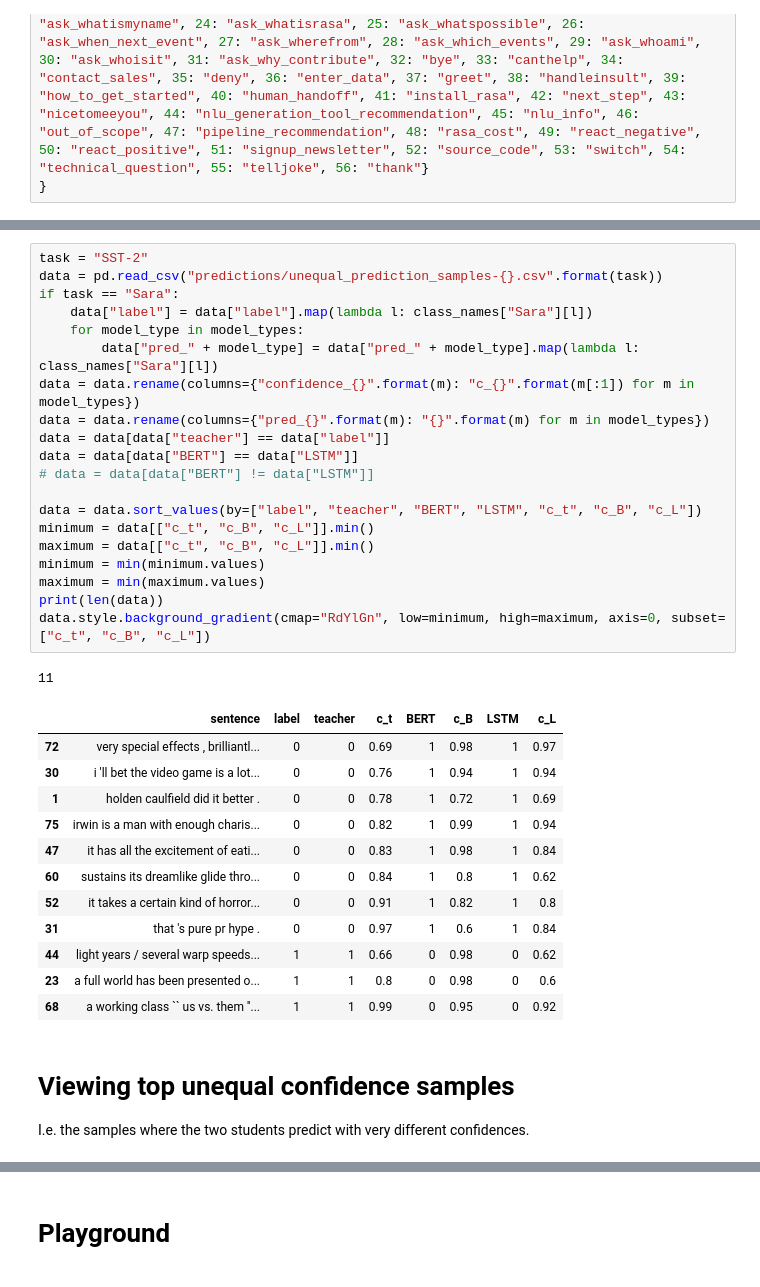
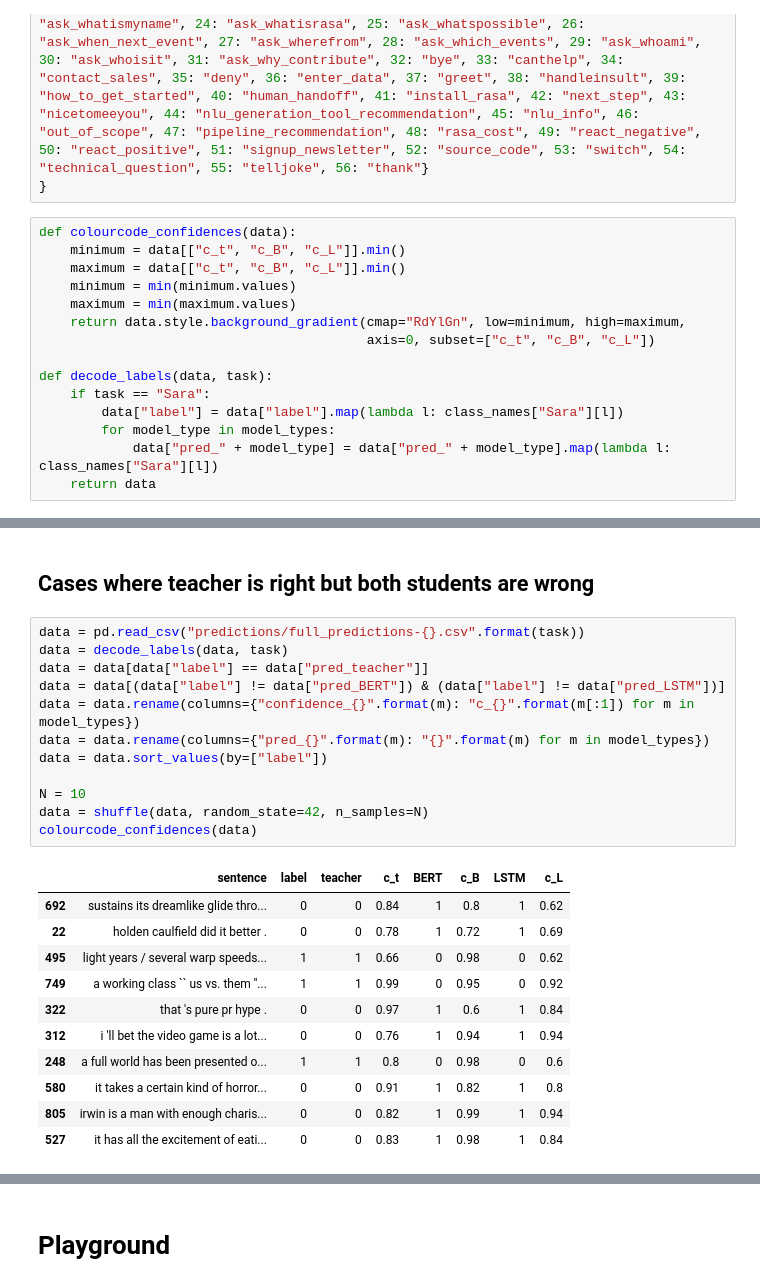
Before and after one commit to samsucik/knowledge-distil-bert, a Jupyter notebook: experiments/analysis/Prediction analysis.ipynb, the cells around one changed output, grey strips where cells are left out. Drawn from its saved outputs; the diff is of its cells as text.

```diff
--- a/experiments/analysis/Prediction analysis.ipynb
+++ b/experiments/analysis/Prediction analysis.ipynb
@@ -18,4 +22,19 @@ class_names = {
     "SST-2": {0: "neg.", 1: "pos."},
     "Sara": {0: "affirm", 1: "ask_builder", 2: "ask_faq_channels", 3: "ask_faq_community_size", 4: "ask_faq_differencecorenlu", 5: "ask_faq_languages", 6: "ask_faq_opensource", 7: "ask_faq_platform", 8: "ask_faq_python_version", 9: "ask_faq_slots", 10: "ask_faq_tutorials", 11: "ask_faq_voice", 12: "ask_faq_what_is_forum", 13: "ask_how_contribute", 14: "ask_howbuilt", 15: "ask_howdoing", 16: "ask_howold", 17: "ask_isbot", 18: "ask_languagesbot", 19: "ask_question_in_forum", 20: "ask_restaurant", 21: "ask_time", 22: "ask_weather", 23: "ask_whatismyname", 24: "ask_whatisrasa", 25: "ask_whatspossible", 26: "ask_when_next_event", 27: "ask_wherefrom", 28: "ask_which_events", 29: "ask_whoami", 30: "ask_whoisit", 31: "ask_why_contribute", 32: "bye", 33: "canthelp", 34: "contact_sales", 35: "deny", 36: "enter_data", 37: "greet", 38: "handleinsult", 39: "how_to_get_started", 40: "human_handoff", 41: "install_rasa", 42: "next_step", 43: "nicetomeeyou", 44: "nlu_generation_tool_recommendation", 45: "nlu_info", 46: "out_of_scope", 47: "pipeline_recommendation", 48: "rasa_cost", 49: "react_negative", 50: "react_positive", 51: "signup_newsletter", 52: "source_code", 53: "switch", 54: "technical_question", 55: "telljoke", 56: "thank"}
 }
+# %%
+def colourcode_confidences(data):
+    minimum = data[["c_t", "c_B", "c_L"]].min()
+    maximum = data[["c_t", "c_B", "c_L"]].min()
+    minimum = min(minimum.values)
+    maximum = min(maximum.values)
+    return data.style.background_gradient(cmap="RdYlGn", low=minimum, high=maximum,
+                                          axis=0, subset=["c_t", "c_B", "c_L"])
+
+def decode_labels(data, task):
+    if task == "Sara":
+        data["label"] = data["label"].map(lambda l: class_names["Sara"][l])
+        for model_type in model_types:
+            data["pred_" + model_type] = data["pred_" + model_type].map(lambda l: class_names["Sara"][l])
+    return data
 # %% [markdown]
@@ -131,37 +283,26 @@ I.e. the samples where the teacher did a good job but both students failed.
+# %% [markdown]
+## Cases where teacher is right but both students are wrong
 # %%
-task = "SST-2"
-data = pd.read_csv("predictions/unequal_prediction_samples-{}.csv".format(task))
-if task == "Sara":
-    data["label"] = data["label"].map(lambda l: class_names["Sara"][l])
-    for model_type in model_types:
-        data["pred_" + model_type] = data["pred_" + model_type].map(lambda l: class_names["Sara"][l])
+data = pd.read_csv("predictions/full_predictions-{}.csv".format(task))
+data = decode_labels(data, task)
+data = data[data["label"] == data["pred_teacher"]]
+data = data[(data["label"] != data["pred_BERT"]) & (data["label"] != data["pred_LSTM"])]
 data = data.rename(columns={"confidence_{}".format(m): "c_{}".format(m[:1]) for m in model_types})
 data = data.rename(columns={"pred_{}".format(m): "{}".format(m) for m in model_types})
-data = data[data["teacher"] == data["label"]]
-data = data[data["BERT"] == data["LSTM"]]
-# data = data[data["BERT"] != data["LSTM"]]
+data = data.sort_values(by=["label"])
 
-data = data.sort_values(by=["label", "teacher", "BERT", "LSTM", "c_t", "c_B", "c_L"])
-minimum = data[["c_t", "c_B", "c_L"]].min()
-maximum = data[["c_t", "c_B", "c_L"]].min()
-minimum = min(minimum.values)
-maximum = min(maximum.values)
-print(len(data))
-data.style.background_gradient(cmap="RdYlGn", low=minimum, high=maximum, axis=0, subset=["c_t", "c_B", "c_L"])
+N = 10
+data = shuffle(data, random_state=42, n_samples=N)
+colourcode_confidences(data)
 # %% [output]
-11
 |  | sentence | label | teacher | c_t | BERT | c_B | LSTM | c_L |
-| 72 | very special effects , brilliantl... | 0 | 0 | 0.69 | 1 | 0.98 | 1 | 0.97 |
-| 30 | i 'll bet the video game is a lot... | 0 | 0 | 0.76 | 1 | 0.94 | 1 | 0.94 |
-| 1 | holden caulfield did it better . | 0 | 0 | 0.78 | 1 | 0.72 | 1 | 0.69 |
-| 75 | irwin is a man with enough charis... | 0 | 0 | 0.82 | 1 | 0.99 | 1 | 0.94 |
-| 47 | it has all the excitement of eati... | 0 | 0 | 0.83 | 1 | 0.98 | 1 | 0.84 |
-| 60 | sustains its dreamlike glide thro... | 0 | 0 | 0.84 | 1 | 0.8 | 1 | 0.62 |
-| 52 | it takes a certain kind of horror... | 0 | 0 | 0.91 | 1 | 0.82 | 1 | 0.8 |
-| 31 | that 's pure pr hype . | 0 | 0 | 0.97 | 1 | 0.6 | 1 | 0.84 |
-| 44 | light years / several warp speeds... | 1 | 1 | 0.66 | 0 | 0.98 | 0 | 0.62 |
-| 23 | a full world has been presented o... | 1 | 1 | 0.8 | 0 | 0.98 | 0 | 0.6 |
-| 68 | a working class `` us vs. them ''... | 1 | 1 | 0.99 | 0 | 0.95 | 0 | 0.92 |
+| 692 | sustains its dreamlike glide thro... | 0 | 0 | 0.84 | 1 | 0.8 | 1 | 0.62 |
+| 22 | holden caulfield did it better . | 0 | 0 | 0.78 | 1 | 0.72 | 1 | 0.69 |
+| 495 | light years / several warp speeds... | 1 | 1 | 0.66 | 0 | 0.98 | 0 | 0.62 |
+| 749 | a working class `` us vs. them ''... | 1 | 1 | 0.99 | 0 | 0.95 | 0 | 0.92 |
+| 322 | that 's pure pr hype . | 0 | 0 | 0.97 | 1 | 0.6 | 1 | 0.84 |
+| 312 | i 'll bet the video game is a lot... | 0 | 0 | 0.76 | 1 | 0.94 | 1 | 0.94 |
+| 248 | a full world has been presented o... | 1 | 1 | 0.8 | 0 | 0.98 | 0 | 0.6 |
+| 580 | it takes a certain kind of horror... | 0 | 0 | 0.91 | 1 | 0.82 | 1 | 0.8 |
+| 805 | irwin is a man with enough charis... | 0 | 0 | 0.82 | 1 | 0.99 | 1 | 0.94 |
+| 527 | it has all the excitement of eati... | 0 | 0 | 0.83 | 1 | 0.98 | 1 | 0.84 |
-# %% [markdown]
-# Viewing top unequal confidence samples
-I.e. the samples where the two students predict with very different confidences.
```
Also changed, not shown: parts of 23 cells of this notebook, 6 other files.
